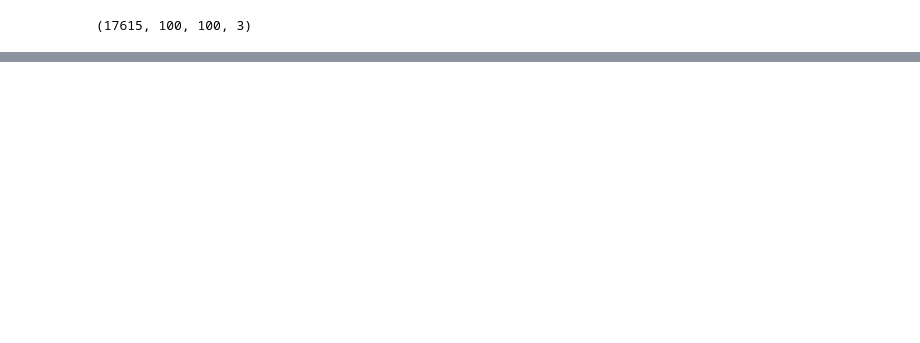
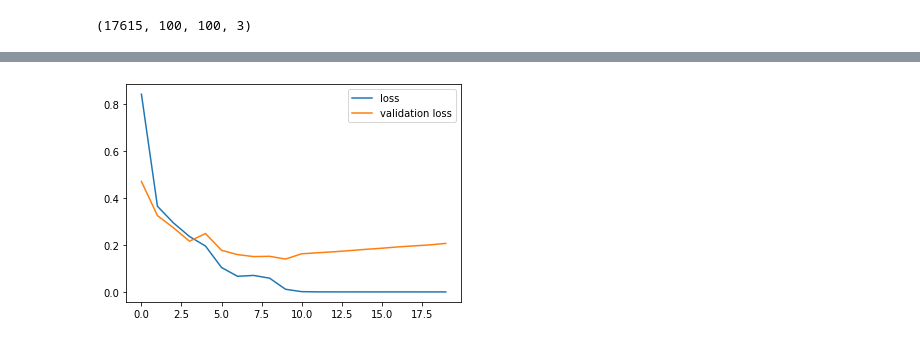
Before and after one commit to Azariagmt/pulmonary-disorder-detection-using-x-ray-images, a Jupyter notebook: notebooks/VGG19.ipynb, the cells around one changed output, grey strips where cells are left out. Saved outputs shown, nothing was run; the diff lists cells and outputs as text; code cells hidden in the pictures; blank space fills up the shorter version.

```diff
--- a/notebooks/VGG19.ipynb
+++ b/notebooks/VGG19.ipynb
@@ -99,0 +92,4 @@ Epoch 1/8
+# %%
+loss_graph(history)
+# %% [output]
+[figure, added]
```
Also changed, not shown: parts of 15 cells of this notebook.
